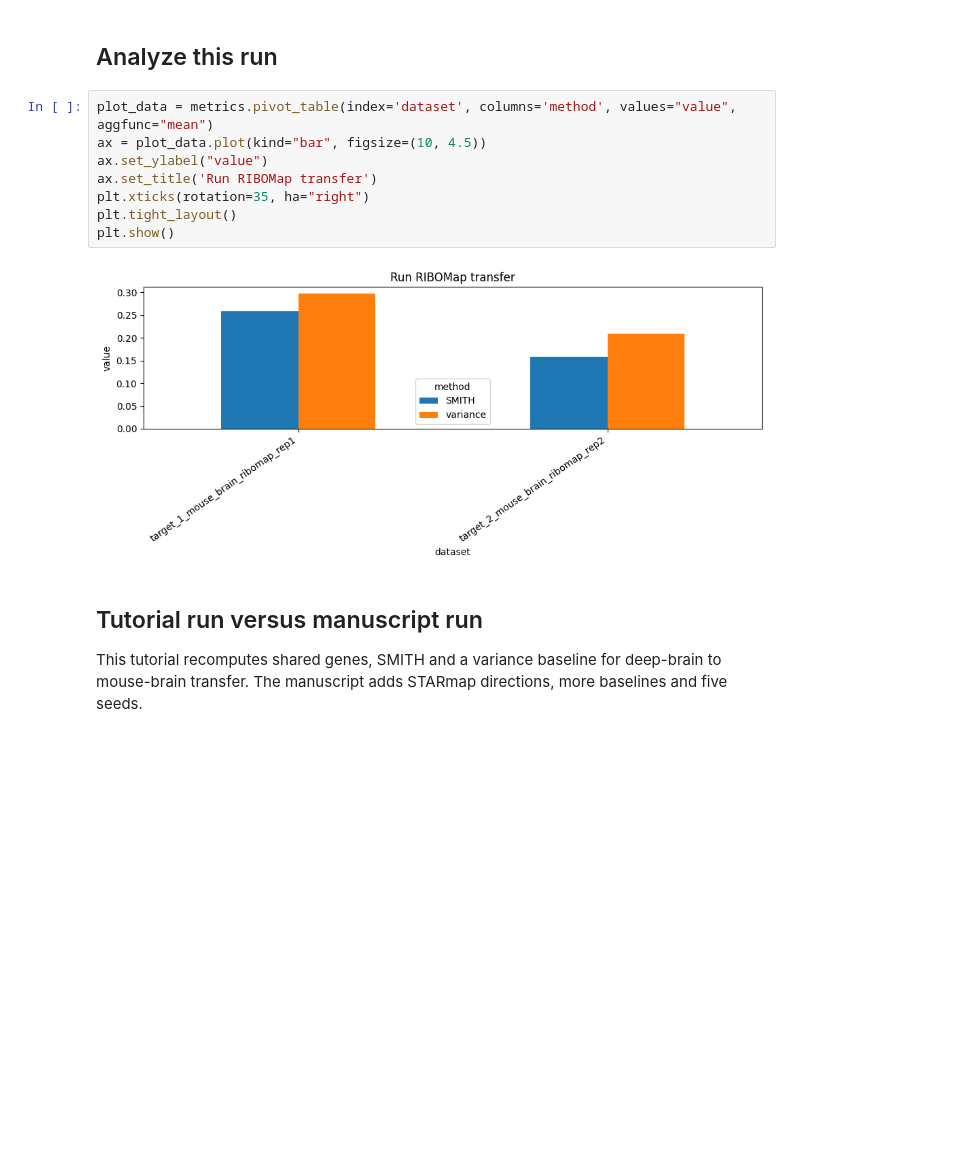
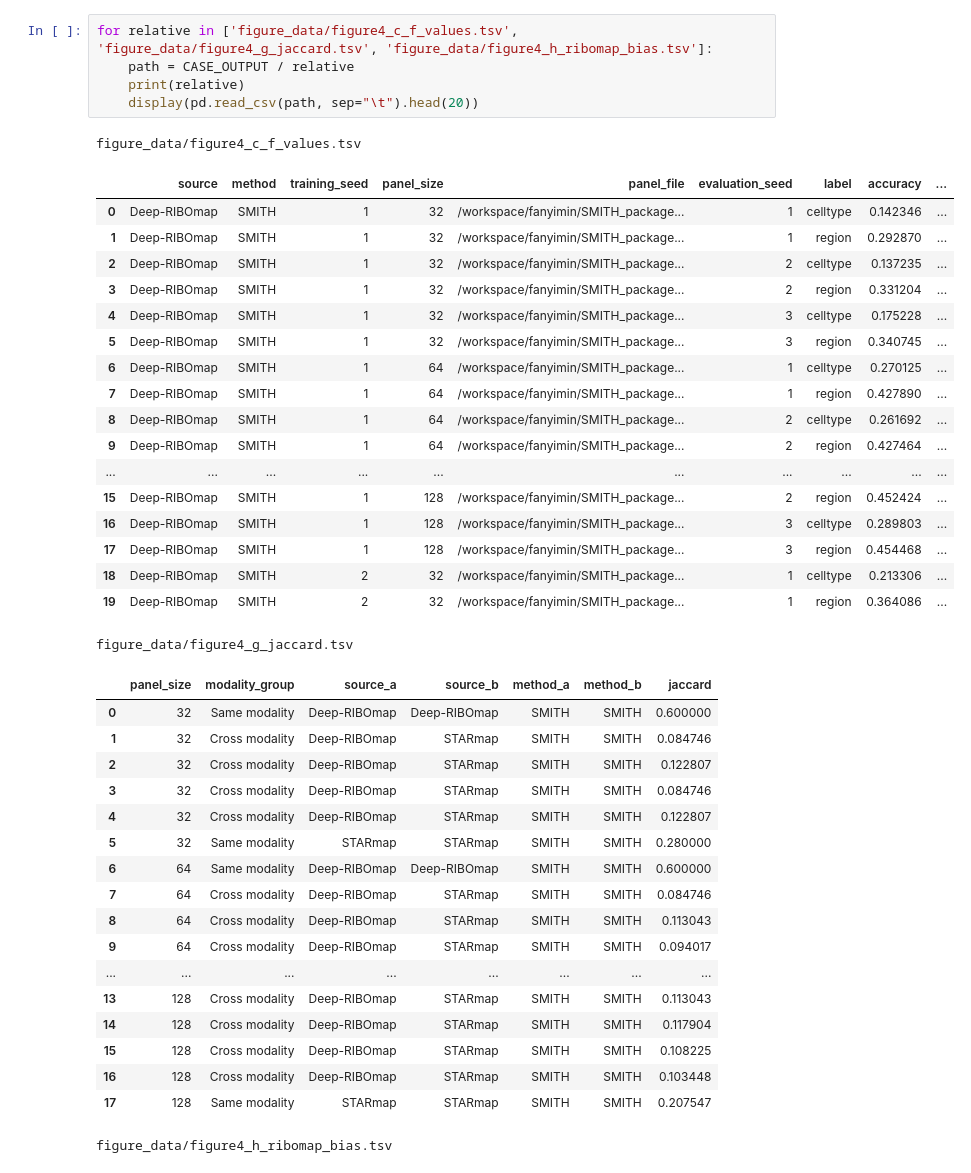
Before and after one commit to fym0503/SMITH, a Jupyter notebook: docs/source/tutorials/notebooks/ribomap_section/03_SMITH_RIBOMap_Transfer_executed.ipynb, the cells around one changed output. Cells and saved outputs as stored; diff of their text form; blank space fills up the shorter version.

```diff
--- a/docs/source/tutorials/notebooks/ribomap_section/03_SMITH_RIBOMap_Transfer_executed.ipynb
+++ b/docs/source/tutorials/notebooks/ribomap_section/03_SMITH_RIBOMap_Transfer_executed.ipynb
@@ -140,16 +65,43 @@ Generated ranking: smith/ranking/epoch_0.csv
-# %% [markdown]
-## Analyze this run
-# %%
-plot_data = metrics.pivot_table(index='dataset', columns='method', values="value", aggfunc="mean")
-ax = plot_data.plot(kind="bar", figsize=(10, 4.5))
-ax.set_ylabel("value")
-ax.set_title('Run RIBOMap transfer')
-plt.xticks(rotation=35, ha="right")
-plt.tight_layout()
-plt.show()
-# %% [output]
-[figure, removed]
-# %% [markdown]
-## Tutorial run versus manuscript run
-
-This tutorial recomputes shared genes, SMITH and a variance baseline for deep-brain to mouse-brain transfer. The manuscript adds STARmap directions, more baselines and five seeds.
+# %%
+for relative in ['figure_data/figure4_c_f_values.tsv', 'figure_data/figure4_g_jaccard.tsv', 'figure_data/figure4_h_ribomap_bias.tsv']:
+    path = CASE_OUTPUT / relative
+    print(relative)
+    display(pd.read_csv(path, sep="\t").head(20))
+# %% [output]
+figure_data/figure4_c_f_values.tsv
+|  | source | method | training_seed | panel_size | panel_file | evaluation_seed | label | accuracy | ... |
+| 0 | Deep-RIBOmap | SMITH | 1 | 32 | /workspace/fanyimin/SMITH_package... | 1 | celltype | 0.142346 | ... |
+| 1 | Deep-RIBOmap | SMITH | 1 | 32 | /workspace/fanyimin/SMITH_package... | 1 | region | 0.292870 | ... |
+| 2 | Deep-RIBOmap | SMITH | 1 | 32 | /workspace/fanyimin/SMITH_package... | 2 | celltype | 0.137235 | ... |
+| 3 | Deep-RIBOmap | SMITH | 1 | 32 | /workspace/fanyimin/SMITH_package... | 2 | region | 0.331204 | ... |
+| 4 | Deep-RIBOmap | SMITH | 1 | 32 | /workspace/fanyimin/SMITH_package... | 3 | celltype | 0.175228 | ... |
+| 5 | Deep-RIBOmap | SMITH | 1 | 32 | /workspace/fanyimin/SMITH_package... | 3 | region | 0.340745 | ... |
+| 6 | Deep-RIBOmap | SMITH | 1 | 64 | /workspace/fanyimin/SMITH_package... | 1 | celltype | 0.270125 | ... |
+| 7 | Deep-RIBOmap | SMITH | 1 | 64 | /workspace/fanyimin/SMITH_package... | 1 | region | 0.427890 | ... |
+| 8 | Deep-RIBOmap | SMITH | 1 | 64 | /workspace/fanyimin/SMITH_package... | 2 | celltype | 0.261692 | ... |
+| 9 | Deep-RIBOmap | SMITH | 1 | 64 | /workspace/fanyimin/SMITH_package... | 2 | region | 0.427464 | ... |
+| ... | ... | ... | ... | ... | ... | ... | ... | ... | ... |
+| 15 | Deep-RIBOmap | SMITH | 1 | 128 | /workspace/fanyimin/SMITH_package... | 2 | region | 0.452424 | ... |
+| 16 | Deep-RIBOmap | SMITH | 1 | 128 | /workspace/fanyimin/SMITH_package... | 3 | celltype | 0.289803 | ... |
+| 17 | Deep-RIBOmap | SMITH | 1 | 128 | /workspace/fanyimin/SMITH_package... | 3 | region | 0.454468 | ... |
+| 18 | Deep-RIBOmap | SMITH | 2 | 32 | /workspace/fanyimin/SMITH_package... | 1 | celltype | 0.213306 | ... |
+| 19 | Deep-RIBOmap | SMITH | 2 | 32 | /workspace/fanyimin/SMITH_package... | 1 | region | 0.364086 | ... |
+figure_data/figure4_g_jaccard.tsv
+|  | panel_size | modality_group | source_a | source_b | method_a | method_b | jaccard |
+| 0 | 32 | Same modality | Deep-RIBOmap | Deep-RIBOmap | SMITH | SMITH | 0.600000 |
+| 1 | 32 | Cross modality | Deep-RIBOmap | STARmap | SMITH | SMITH | 0.084746 |
+| 2 | 32 | Cross modality | Deep-RIBOmap | STARmap | SMITH | SMITH | 0.122807 |
+| 3 | 32 | Cross modality | Deep-RIBOmap | STARmap | SMITH | SMITH | 0.084746 |
+| 4 | 32 | Cross modality | Deep-RIBOmap | STARmap | SMITH | SMITH | 0.122807 |
+| 5 | 32 | Same modality | STARmap | STARmap | SMITH | SMITH | 0.280000 |
+| 6 | 64 | Same modality | Deep-RIBOmap | Deep-RIBOmap | SMITH | SMITH | 0.600000 |
+| 7 | 64 | Cross modality | Deep-RIBOmap | STARmap | SMITH | SMITH | 0.084746 |
+| 8 | 64 | Cross modality | Deep-RIBOmap | STARmap | SMITH | SMITH | 0.113043 |
+| 9 | 64 | Cross modality | Deep-RIBOmap | STARmap | SMITH | SMITH | 0.094017 |
+| ... | ... | ... | ... | ... | ... | ... | ... |
+| 13 | 128 | Cross modality | Deep-RIBOmap | STARmap | SMITH | SMITH | 0.113043 |
+| 14 | 128 | Cross modality | Deep-RIBOmap | STARmap | SMITH | SMITH | 0.117904 |
+| 15 | 128 | Cross modality | Deep-RIBOmap | STARmap | SMITH | SMITH | 0.108225 |
+| 16 | 128 | Cross modality | Deep-RIBOmap | STARmap | SMITH | SMITH | 0.103448 |
+| 17 | 128 | Same modality | STARmap | STARmap | SMITH | SMITH | 0.207547 |
+figure_data/figure4_h_ribomap_bias.tsv
```
Also changed, not shown: parts of 14 cells of this notebook, 30 other files.
